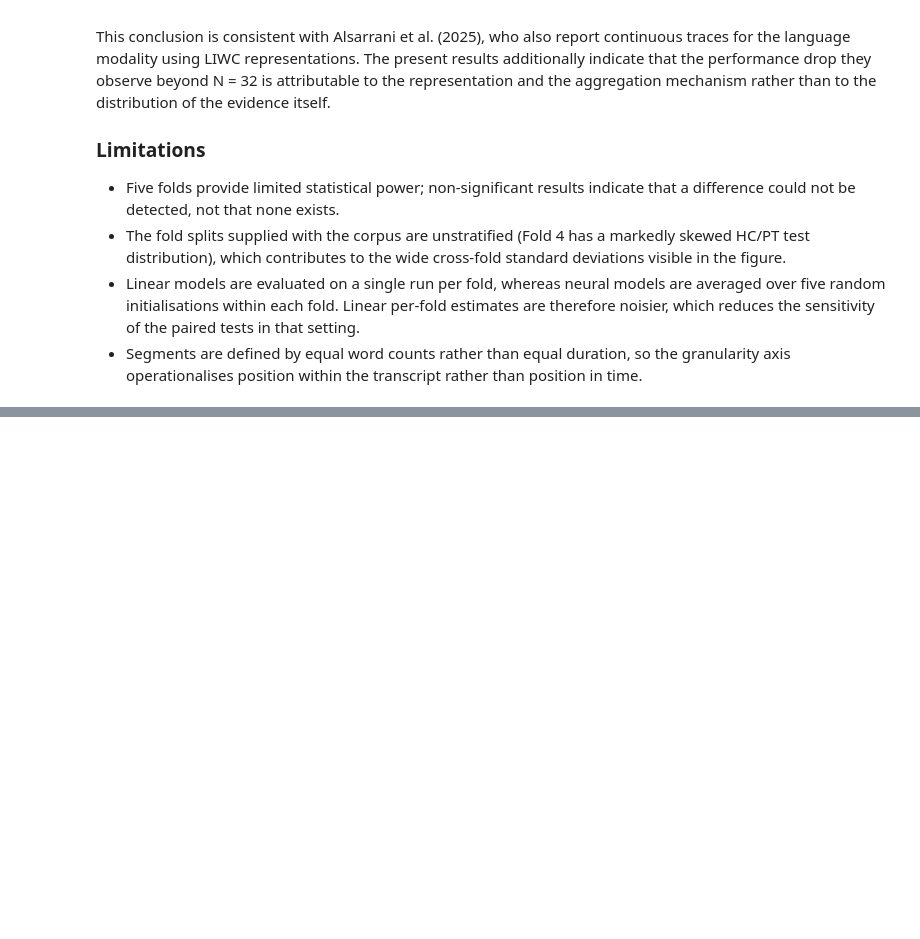
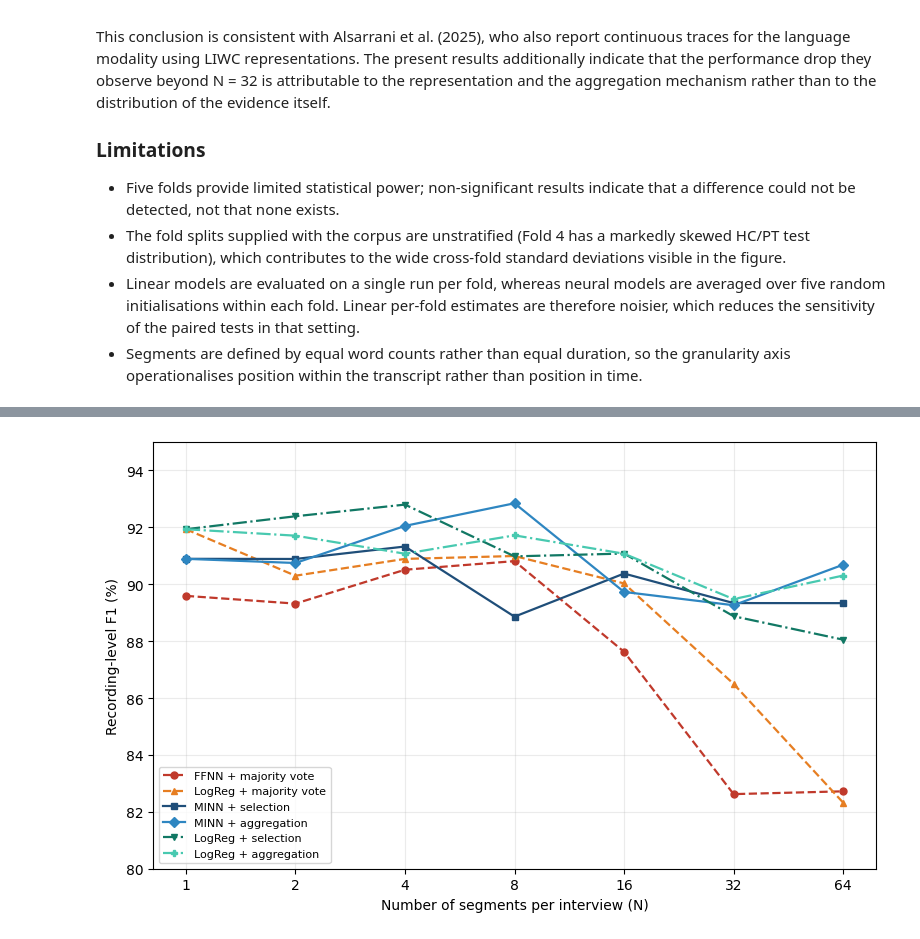
Before and after one commit to ParthShringarpure09/depression-detection-transcripts, a Jupyter notebook: src/results.ipynb, the cells around one changed output, grey strips where cells are left out. Drawn from its saved outputs; the diff is of its cells as text; code cells hidden in the pictures; blank space fills up the shorter version.

```diff
--- a/src/results.ipynb
+++ b/src/results.ipynb
@@ -395,3 +397,18 @@ mechanism rather than to the distribution of the evidence itself.
 - Segments are defined by equal word counts rather than equal duration, so the
   granularity axis operationalises position within the transcript rather than
   position in time.
+# %%
+header = f"{'Method':<14}{'Combination':<16}" + "".join(f"{'N='+str(n):>14}" for n in N_LEVELS)
+print(header)
+print("-" * len(header))
+
+label = {"vote": "Majority vote", "pool": "Pooling"}
+for agg_type in ["vote", "pool"]:
+    for name, m in METHODS.items():
+        if m["agg"] != agg_type:
+            continue
+        cells = "".join(
+            f"{m['data'][n]['f1_mean']*100:8.1f}±{m['data'][n]['f1_std']*100:4.1f}"
+            for n in N_LEVELS
+        )
+        print(f"{name:<14}{label[agg_type]:<16}{cells}")
@@ -397,0 +508,29 @@ mechanism rather than to the distribution of the evidence itself.
+# %%
+fig, ax = plt.subplots(figsize=(8, 5))
+
+STYLE = {
+    "FFNN-SIL":    dict(label="FFNN + majority vote",   color="#c0392b", ls="--",  marker="o"),
+    "LogReg-SIL":  dict(label="LogReg + majority vote", color="#e67e22", ls="--",  marker="^"),
+    "MINN-max":    dict(label="MINN + selection",       color="#1f4e79", ls="-",   marker="s"),
+    "MINN-mean":   dict(label="MINN + aggregation",     color="#2e86c1", ls="-",   marker="D"),
+    "PoolLR-max":  dict(label="LogReg + selection",     color="#117864", ls="-.",  marker="v"),
+    "PoolLR-mean": dict(label="LogReg + aggregation",   color="#48c9b0", ls="-.",  marker="P"),
+}
+
+for name, m in METHODS.items():
+    s = STYLE[name]
+    means = [m["data"][n]["f1_mean"] * 100 for n in N_LEVELS]
+    ax.plot(N_LEVELS, means, linewidth=1.6, markersize=5, **s)
+
+ax.set_xscale("log", base=2)
+ax.set_xticks(N_LEVELS); ax.set_xticklabels(N_LEVELS)
+ax.set_xlabel("Number of segments per interview (N)")
+ax.set_ylabel("Recording-level F1 (%)")
+ax.set_ylim(80, 95)
+ax.grid(alpha=0.25)
+ax.legend(fontsize=8, loc="lower left")
+plt.tight_layout()
+plt.savefig("../Models/figure2_granularity.png", dpi=300)
+plt.show()
+# %% [output]
+[figure, added]
```
Also changed, not shown: parts of 8 cells of this notebook, 4 other files.
